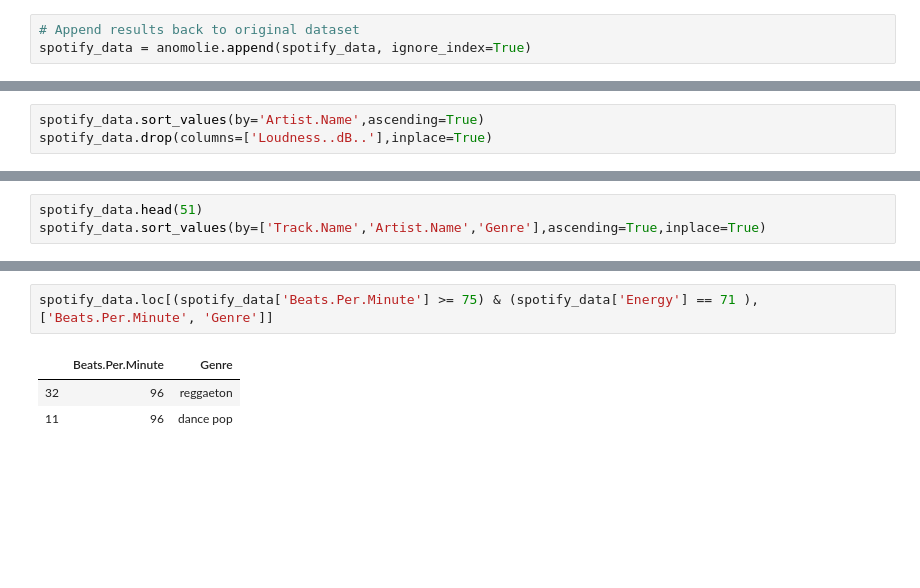
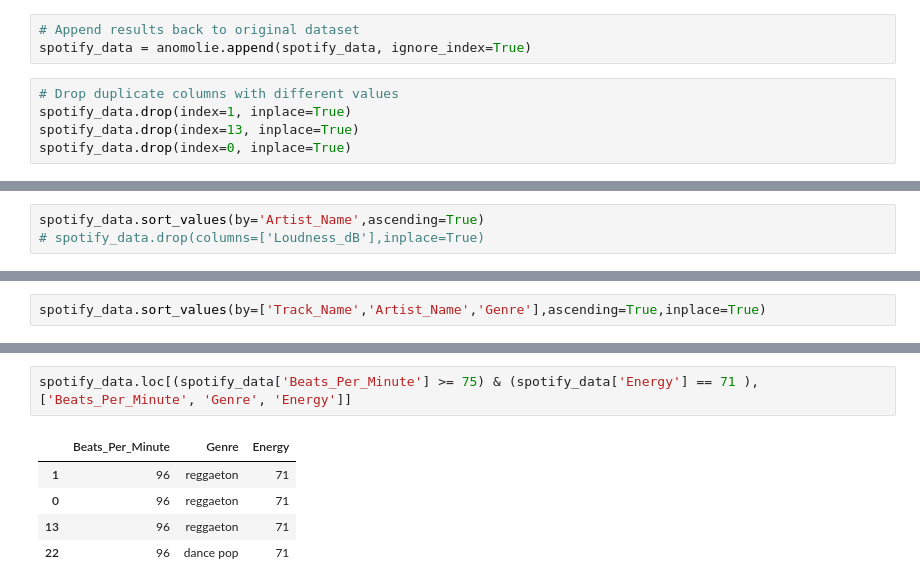
Before and after one commit to davelotito/Personal_Projects, a Jupyter notebook: Spotify Project/Spotify_Project_Popular_Songs.ipynb, the cells around one changed output, grey strips where cells are left out. Saved outputs shown, nothing was run; the diff lists cells and outputs as text; blank space fills up the shorter version.

```diff
--- a/Spotify Project/Spotify_Project_Popular_Songs.ipynb
+++ b/Spotify Project/Spotify_Project_Popular_Songs.ipynb
@@ -104,3 +104,8 @@ See the caveats in the documentation: https://pandas.pydata.org/pandas-docs/stab
 # %%
 # Append results back to original dataset
 spotify_data = anomolie.append(spotify_data, ignore_index=True)
+# %%
+# Drop duplicate columns with different values
+spotify_data.drop(index=1, inplace=True)
+spotify_data.drop(index=13, inplace=True)
+spotify_data.drop(index=0, inplace=True)
@@ -146,3 +157,3 @@ spotify_data.sort_values('Popularity', ascending=False)
 # %%
-spotify_data.sort_values(by='Artist.Name',ascending=True)
-spotify_data.drop(columns=['Loudness..dB..'],inplace=True)
+spotify_data.sort_values(by='Artist_Name',ascending=True)
+# spotify_data.drop(columns=['Loudness_dB'],inplace=True)
@@ -149,4 +178,3 @@ spotify_data.drop(columns=['Loudness..dB..'],inplace=True)
 # %%
-spotify_data.head(51)
-spotify_data.sort_values(by=['Track.Name','Artist.Name','Genre'],ascending=True,inplace=True)
+spotify_data.sort_values(by=['Track_Name','Artist_Name','Genre'],ascending=True,inplace=True)
 # %%
@@ -155,8 +183,10 @@ plt.show()
 # %% [output]
 [figure]
 # %%
-spotify_data.loc[(spotify_data['Beats.Per.Minute'] >= 75) & (spotify_data['Energy'] == 71 ), ['Beats.Per.Minute', 'Genre']]
+spotify_data.loc[(spotify_data['Beats_Per_Minute'] >= 75) & (spotify_data['Energy'] == 71 ), ['Beats_Per_Minute', 'Genre', 'Energy']]
 # %% [output]
-|  | Beats.Per.Minute | Genre |
-| 32 | 96 | reggaeton |
-| 11 | 96 | dance pop |
+|  | Beats_Per_Minute | Genre | Energy |
+| 1 | 96 | reggaeton | 71 |
+| 0 | 96 | reggaeton | 71 |
+| 13 | 96 | reggaeton | 71 |
+| 22 | 96 | dance pop | 71 |
```
Also changed, not shown: parts of 8 cells of this notebook.
